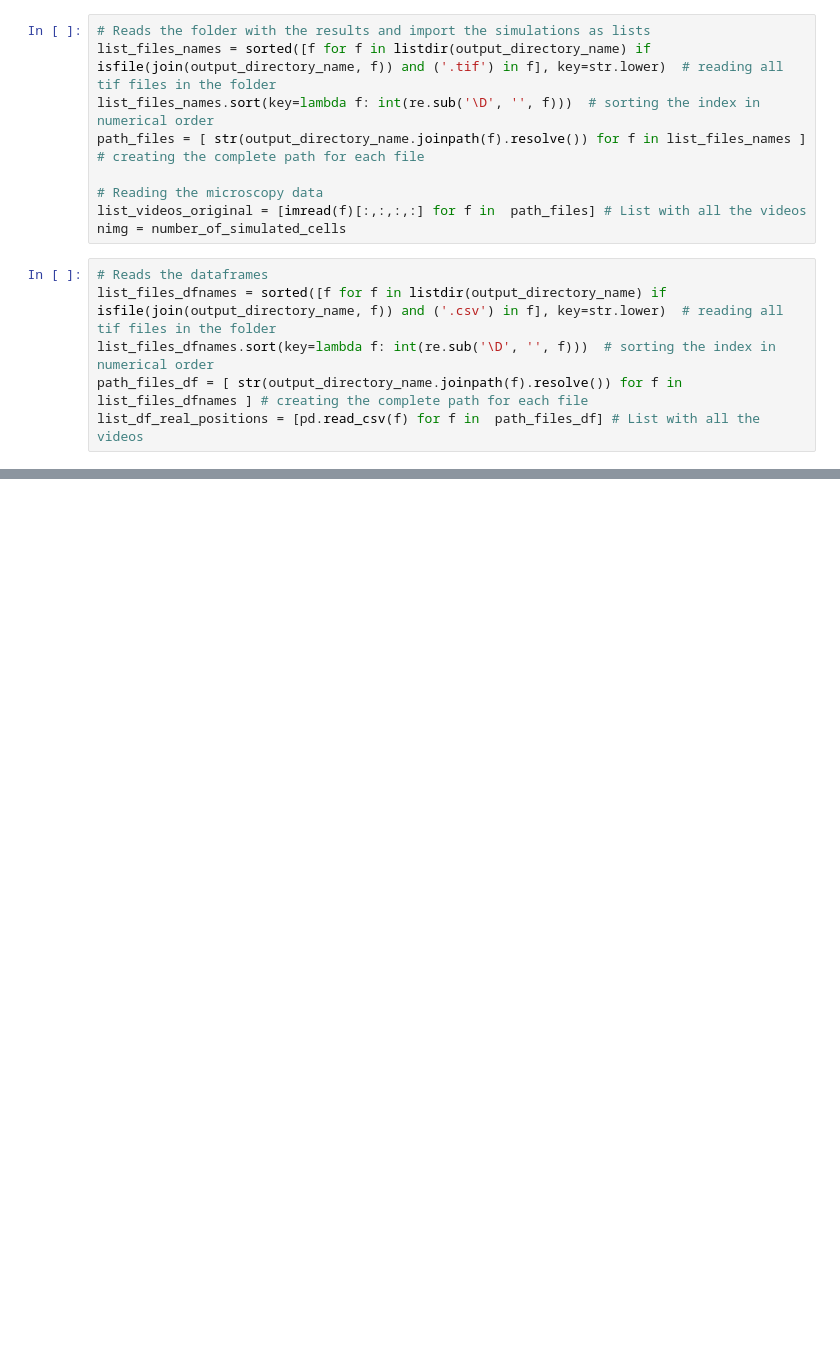
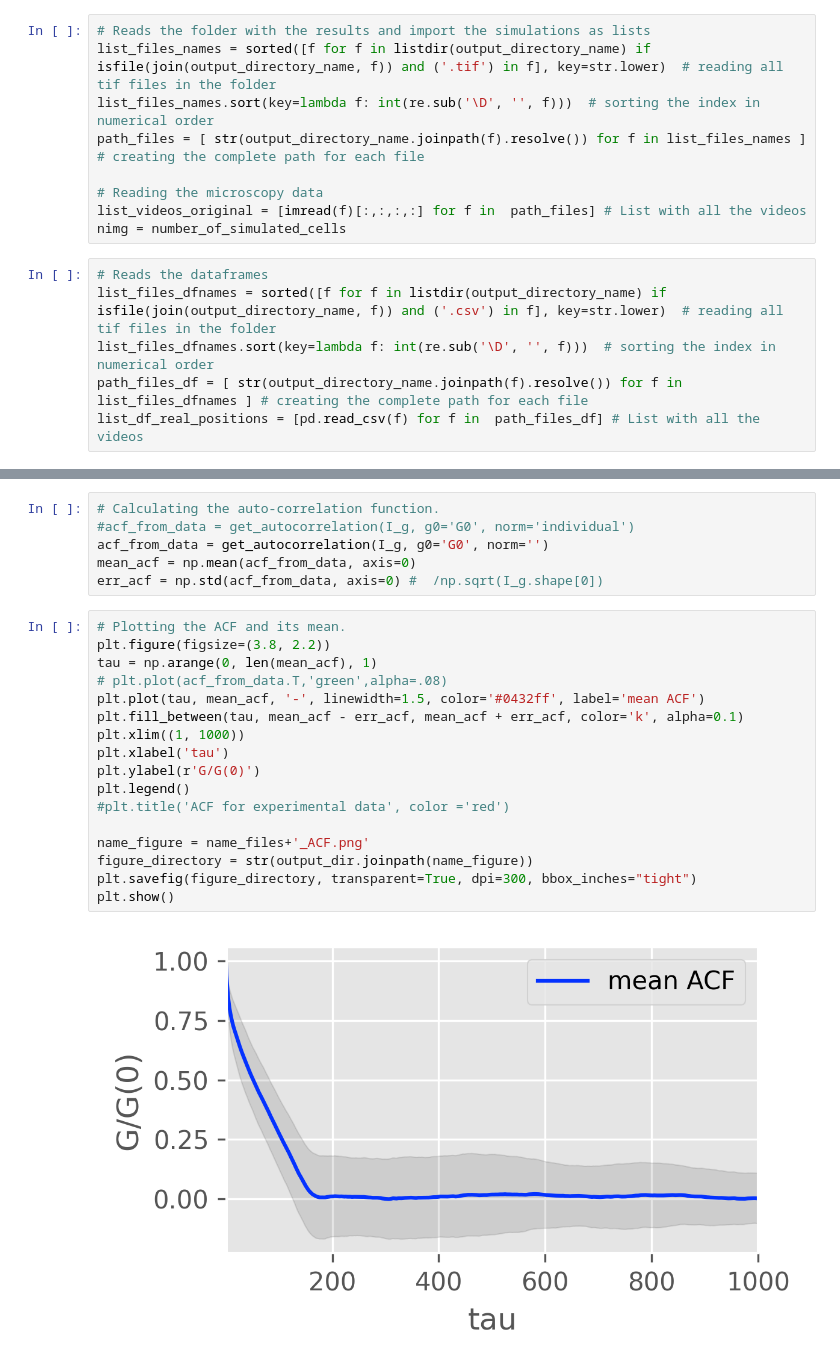
Before and after one commit to MunskyGroup/rsnaped, a Jupyter notebook: notebooks/Paper_Figures/Figure_simulated_trajectories.ipynb, the cells around one changed output, grey strips where cells are left out. Drawn from its saved outputs; the diff is of its cells as text; blank space fills up the shorter version.

```diff
--- a/notebooks/Paper_Figures/Figure_simulated_trajectories.ipynb
+++ b/notebooks/Paper_Figures/Figure_simulated_trajectories.ipynb
@@ -421,0 +493,25 @@ rsnapsim.__version__
+# %%
+# Calculating the auto-correlation function.
+#acf_from_data = get_autocorrelation(I_g, g0='G0', norm='individual')
+acf_from_data = get_autocorrelation(I_g, g0='G0', norm='')
+mean_acf = np.mean(acf_from_data, axis=0)
+err_acf = np.std(acf_from_data, axis=0) #  /np.sqrt(I_g.shape[0])
+# %%
+# Plotting the ACF and its mean.
+plt.figure(figsize=(3.8, 2.2))
+tau = np.arange(0, len(mean_acf), 1)
+# plt.plot(acf_from_data.T,'green',alpha=.08)
+plt.plot(tau, mean_acf, '-', linewidth=1.5, color='#0432ff', label='mean ACF')
+plt.fill_between(tau, mean_acf - err_acf, mean_acf + err_acf, color='k', alpha=0.1)
+plt.xlim((1, 1000))
+plt.xlabel('tau')
+plt.ylabel(r'G/G(0)')
+plt.legend()
+#plt.title('ACF for experimental data', color ='red')
+
+name_figure = name_files+'_ACF.png'
+figure_directory = str(output_dir.joinpath(name_figure))
+plt.savefig(figure_directory, transparent=True, dpi=300, bbox_inches="tight")
+plt.show()
+# %% [output]
+[figure, added]
```
Also changed, not shown: parts of 24 cells of this notebook, 8 other files.
